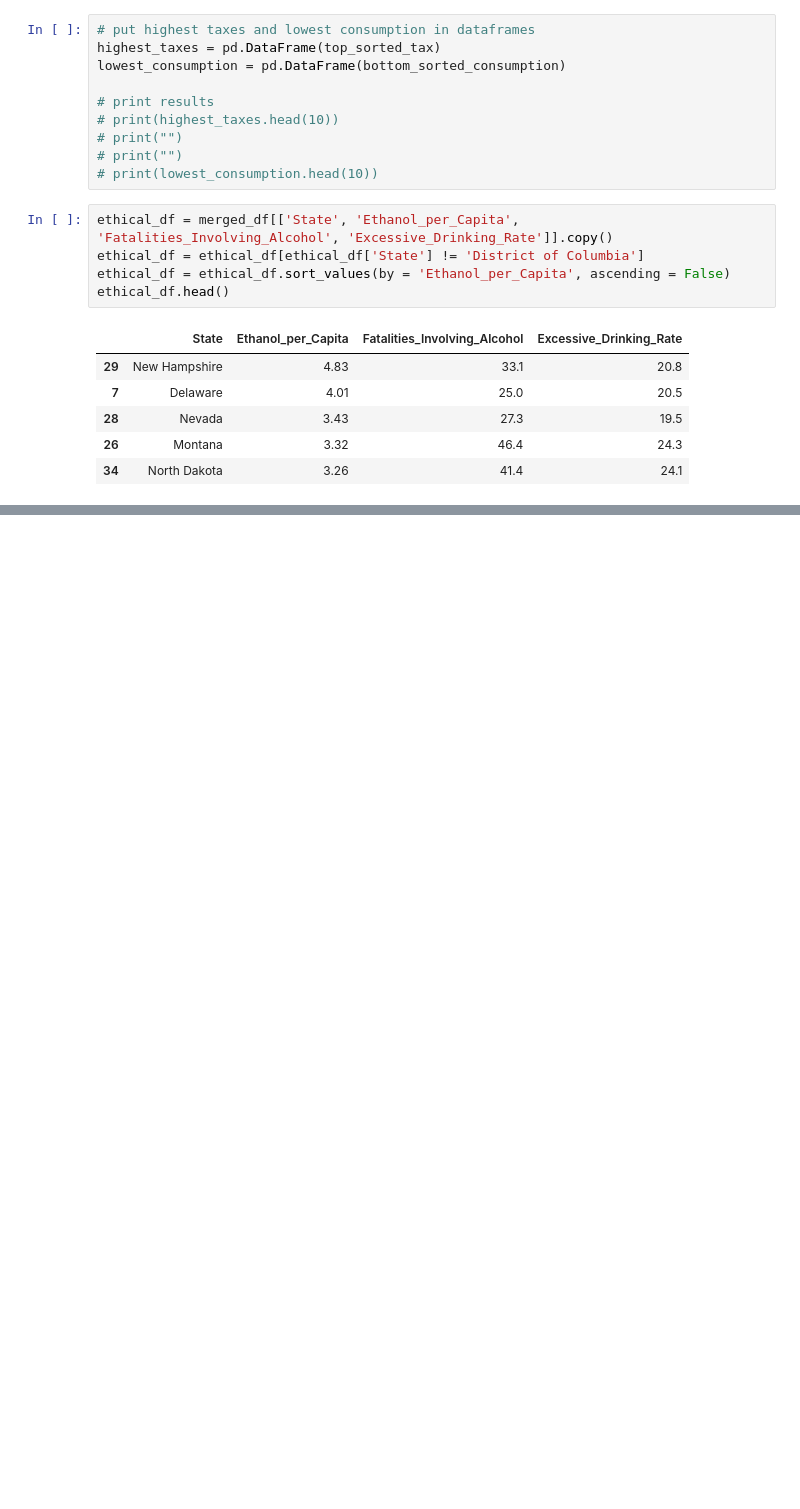
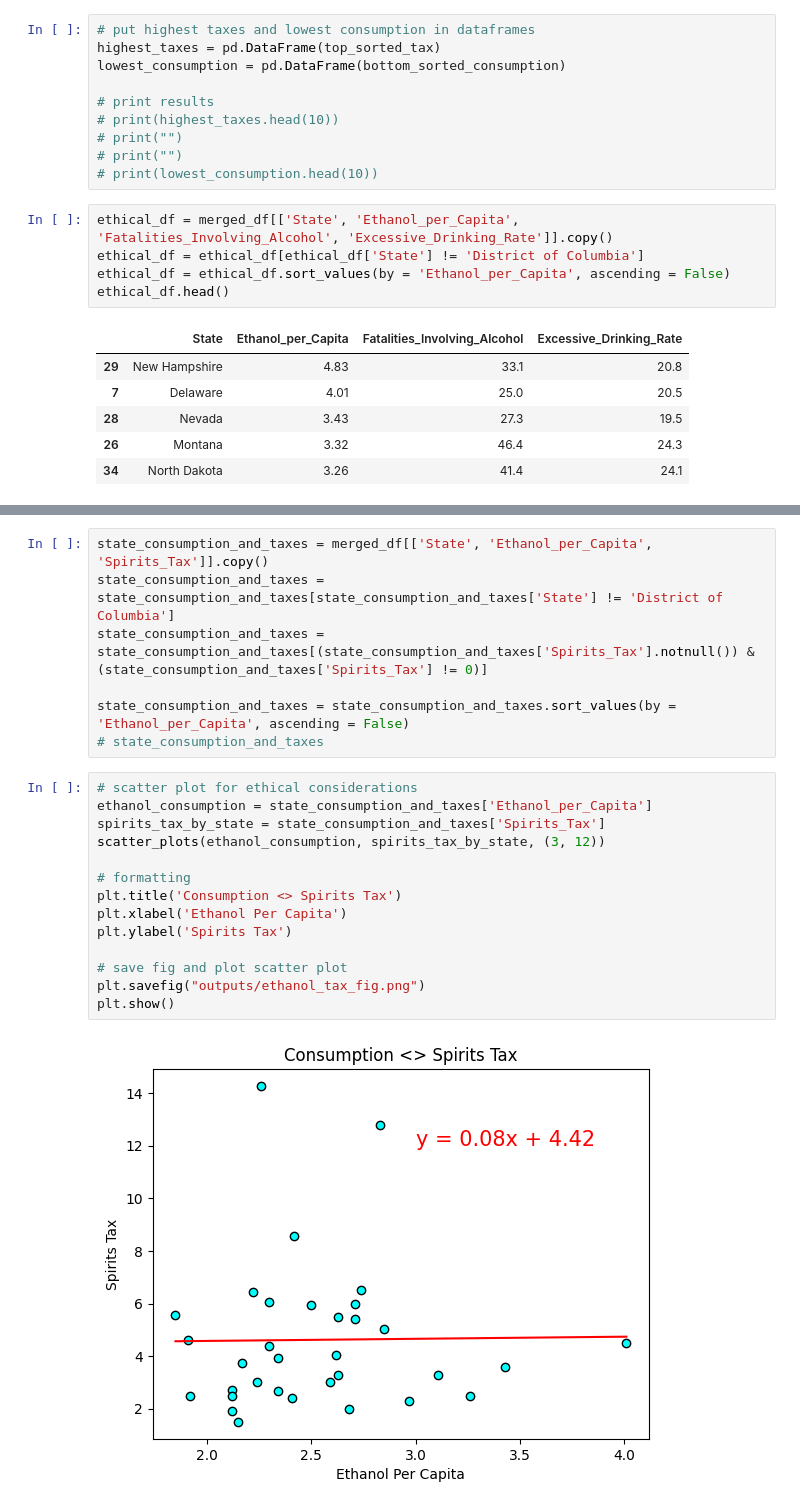
Before and after one commit to UTA-Class-Group-Projects/project_3, a Jupyter notebook: state_taxes.ipynb, the cells around one changed output, grey strips where cells are left out. Cells and saved outputs as stored; diff of their text form; blank space fills up the shorter version.

```diff
--- a/state_taxes.ipynb
+++ b/state_taxes.ipynb
@@ -164,0 +177,23 @@ plt.show()
+# %%
+state_consumption_and_taxes = merged_df[['State', 'Ethanol_per_Capita', 'Spirits_Tax']].copy()
+state_consumption_and_taxes = state_consumption_and_taxes[state_consumption_and_taxes['State'] != 'District of Columbia']
+state_consumption_and_taxes = state_consumption_and_taxes[(state_consumption_and_taxes['Spirits_Tax'].notnull()) & (state_consumption_and_taxes['Spirits_Tax'] != 0)]
+
+state_consumption_and_taxes = state_consumption_and_taxes.sort_values(by = 'Ethanol_per_Capita', ascending = False)
+# state_consumption_and_taxes
+# %%
+# scatter plot for ethical considerations
+ethanol_consumption = state_consumption_and_taxes['Ethanol_per_Capita']
+spirits_tax_by_state = state_consumption_and_taxes['Spirits_Tax']
+scatter_plots(ethanol_consumption, spirits_tax_by_state, (3, 12))
+
+# formatting
+plt.title('Consumption <> Spirits Tax')
+plt.xlabel('Ethanol Per Capita')
+plt.ylabel('Spirits Tax')
+
+# save fig and plot scatter plot
+plt.savefig("outputs/ethanol_tax_fig.png")
+plt.show()
+# %% [output]
+[figure, added]
```
Also changed, not shown: parts of 2 cells of this notebook, 1 other file.
